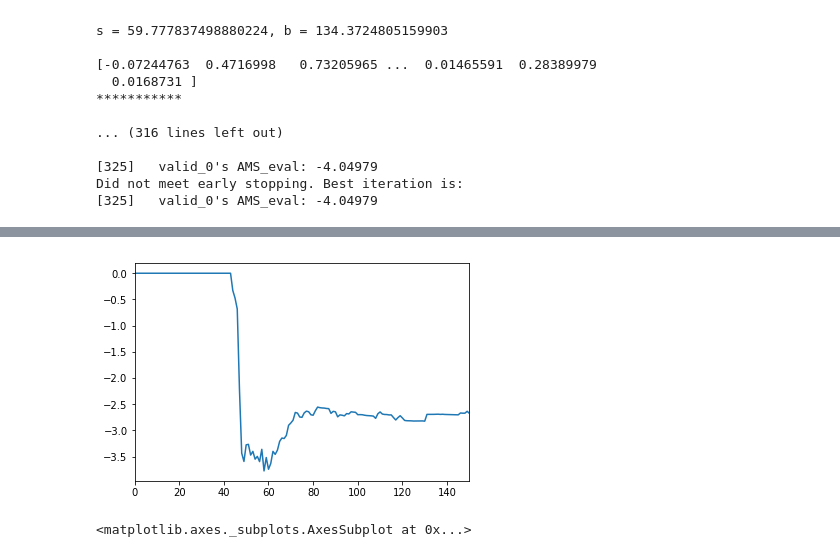
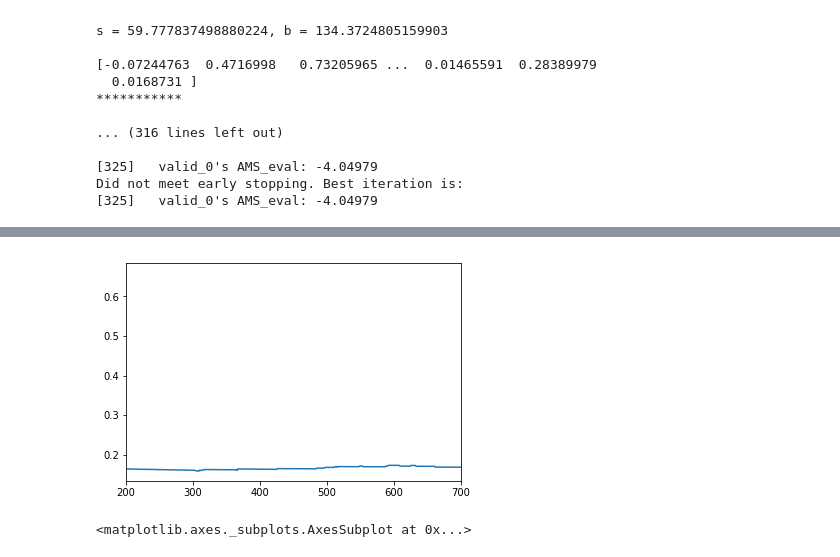
Before and after one commit to ofivite/MISP2019, a Jupyter notebook: school_preliminary_studies.ipynb, the cells around one changed output, grey strips where cells are left out. Saved outputs shown, nothing was run; the diff lists cells and outputs as text; code cells hidden in the pictures.

```diff
--- a/school_preliminary_studies.ipynb
+++ b/school_preliminary_studies.ipynb
@@ -477,10 +477,11 @@ plt.show()
 # %%
-plt.plot(evals_result['valid_0']['AMS_eval'])
-plt.xlim((0, 150))
+plt.plot(evals_result['valid_0']['binary_logloss'])
+plt.xlim((200, 700))
+# plt.ylim((-3,-2))
 plt.show()
 # plt.savefig('ams_loss.png')
 # %% [output]
-[figure, old version]
+[figure, new version]
 # %%
 prediction_train = lgb_booster.predict(X_train)
 prediction_test = lgb_booster.predict(X_test)
```
Also changed, not shown: parts of 16 cells of this notebook, 1 other file.
